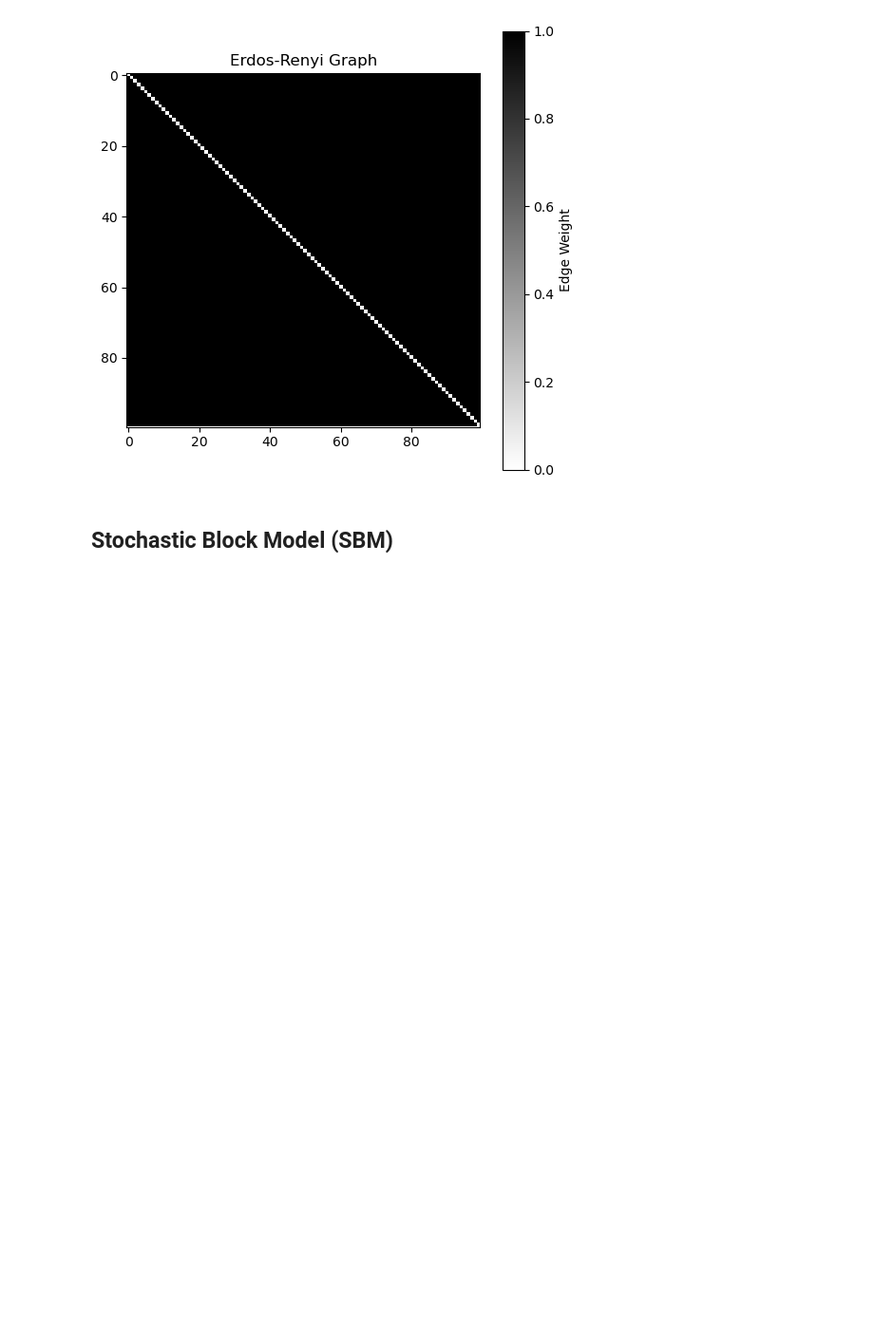
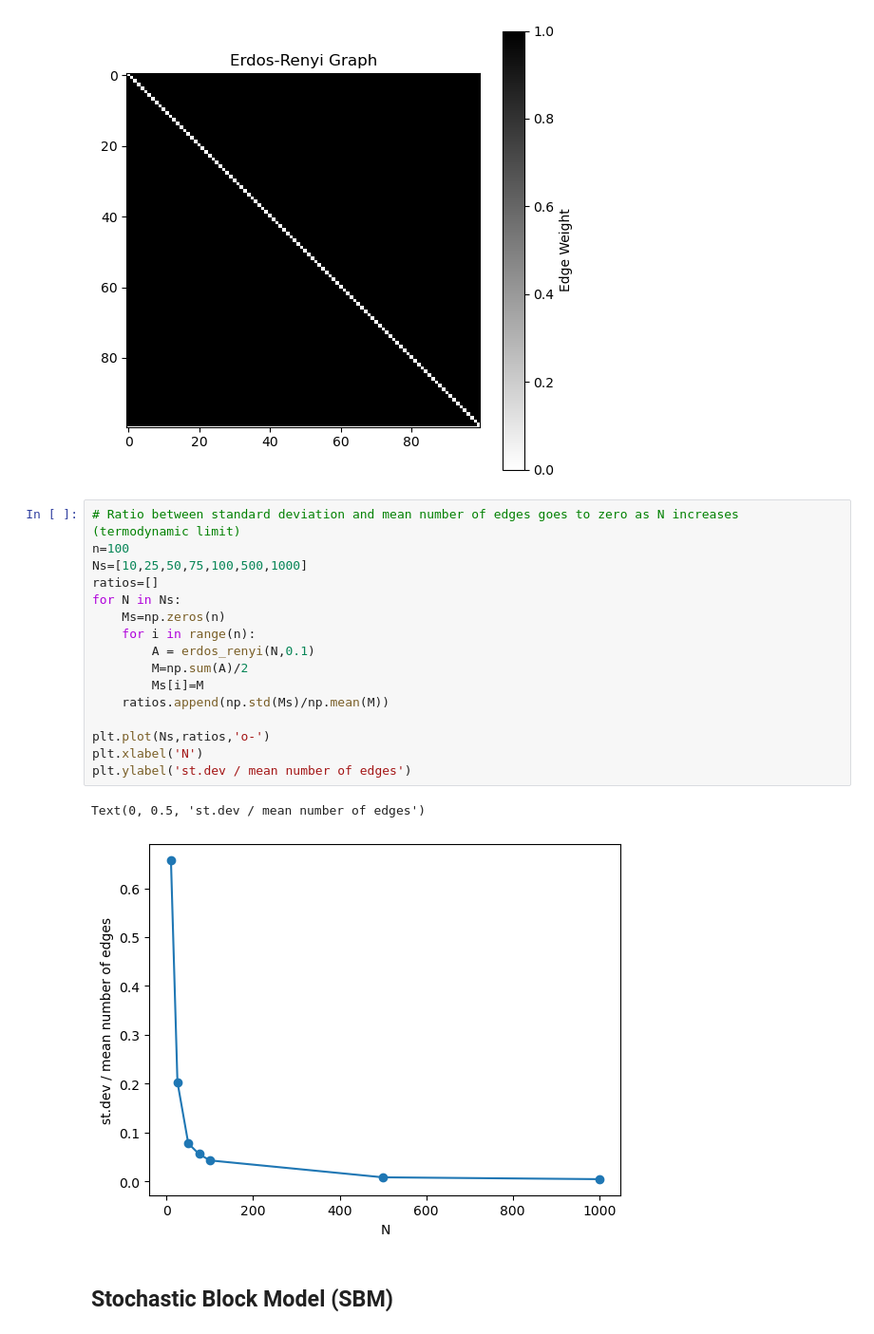
Before and after one commit to FraDurazzi/CNLab, a Jupyter notebook: 01_random_networks.ipynb, the cells around one changed output. Shown at 95% size. Drawn from its saved outputs; the diff is of its cells as text; blank space fills up the shorter version.

Commit message:
termodynamic limit

```diff
--- a/01_random_networks.ipynb
+++ b/01_random_networks.ipynb
@@ -143,6 +155,25 @@ plot_adjacency_matrix(A, "Erdos-Renyi Graph")
 Number of edges: 4950.0
 1.0
 [figure]
+# %%
+# Ratio between standard deviation and mean number of edges goes to zero as N increases (termodynamic limit)
+n=100
+Ns=[10,25,50,75,100,500,1000]
+ratios=[]
+for N in Ns:
+    Ms=np.zeros(n)
+    for i in range(n):
+        A = erdos_renyi(N,0.1)
+        M=np.sum(A)/2
+        Ms[i]=M
+    ratios.append(np.std(Ms)/np.mean(M))
+
+plt.plot(Ns,ratios,'o-')
+plt.xlabel('N')
+plt.ylabel('st.dev / mean number of edges')
+# %% [output]
+Text(0, 0.5, 'st.dev / mean number of edges')
+[figure, added]
 # %% [markdown]
 ## Stochastic Block Model (SBM)
 # %%
```
Also changed, not shown: parts of 4 cells of this notebook.
